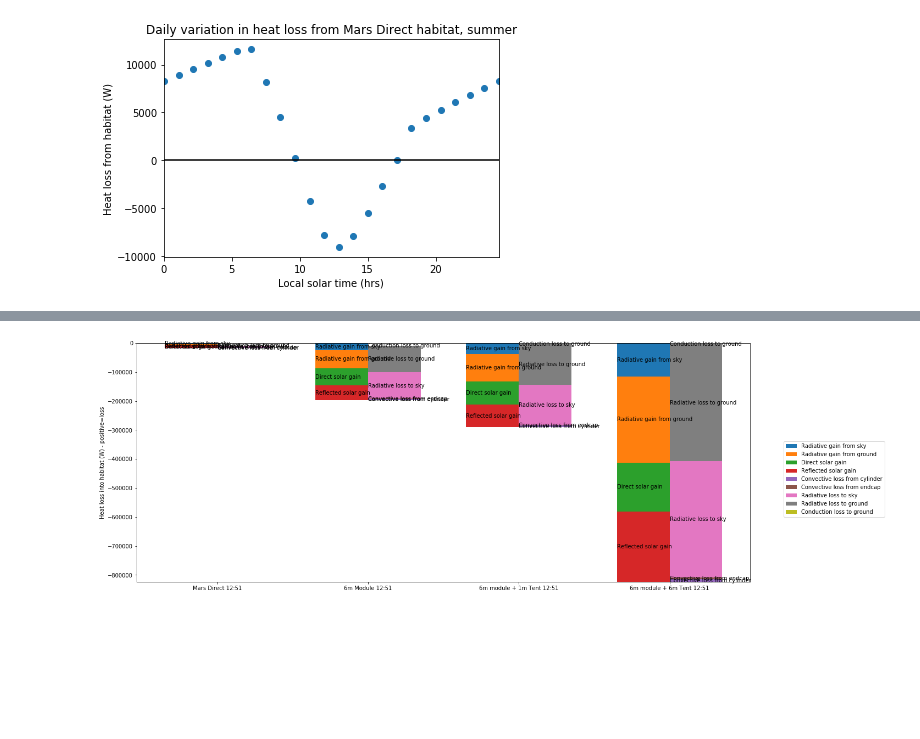
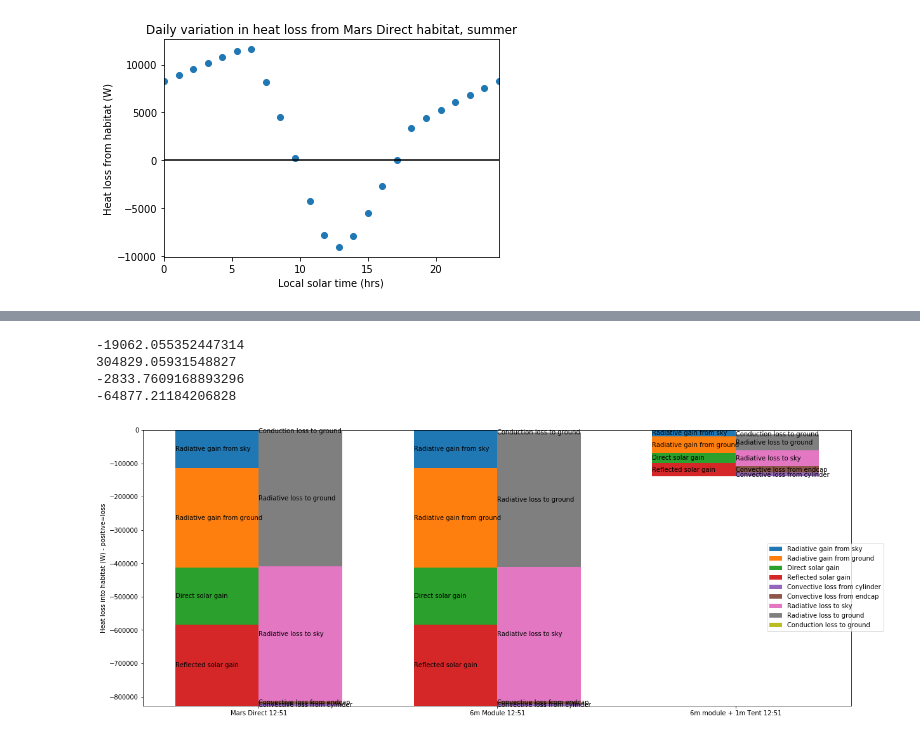
Before and after one commit to smross106/Syrtis, a Jupyter notebook: Nexus_Aurora_Buildings.ipynb, the cells around one changed output, grey strips where cells are left out. Drawn from its saved outputs; the diff is of its cells as text; code cells hidden in the pictures; blank space fills up the shorter version.

Commit message:
Updated examples with shiny aluminium

```diff
--- a/Nexus_Aurora_Buildings.ipynb
+++ b/Nexus_Aurora_Buildings.ipynb
@@ -105,0 +124,16 @@ Diameter of habitat: 18.052000m
+# %%
+mod_6m_tent_2c = Habitat(orientation="horizontal", length=18, endcap_type="hemisphere")
+
+# Wall thickness based on TransHab
+mod_6m_tent_2c.create_static_shell(internal_air, 2.97)
+mod_6m_tent_2c.create_static_shell(plastic, 2e-3)
+mod_6m_tent_2c.create_static_shell(open_cell_foam, 50e-3)
+mod_6m_tent_2c.create_static_shell(plastic, 2e-3)
+mod_6m_tent_2c.create_static_shell(martian_air_30kpa, 6)
+mod_6m_tent_2c.create_static_shell(plastic, 2e-3)
+mod_6m_tent_2c.create_static_shell(aluminium, 0.5e-3)
+
+
+mod_6m_tent_2c.create_ground_level(habitat_axis_height=9)
+mod_6m_tent_2c.verify_geometry()
+print("Diameter of habitat: {:2f}m".format(2*mod_6m_tent_2c.radius_outer))
@@ -123,6 +159,14 @@ mod_6m_tent_summer = DayManager(mod_6m_tent, mount_sharp, 24,
 mod_6m_tent_2_summer = DayManager(mod_6m_tent_2, mount_sharp, 24,
     atmosphere_tau=0.3, latitude=-4.6, areocentric_longitude=270,
     T_air_max=270, T_air_min=195, T_ground_max=298, T_ground_min=170, time_air_peak=15.3, time_ground_peak=12.2)
+
+mod_6m_tent_2b_summer = DayManager(mod_6m_tent_2b, mount_sharp, 24,
+    atmosphere_tau=0.3, latitude=-4.6, areocentric_longitude=270,
+    T_air_max=270, T_air_min=195, T_ground_max=298, T_ground_min=170, time_air_peak=15.3, time_ground_peak=12.2)
+
+mod_6m_tent_2c_summer = DayManager(mod_6m_tent_2c, mount_sharp, 24,
+    atmosphere_tau=0.3, latitude=-4.6, areocentric_longitude=270,
+    T_air_max=270, T_air_min=195, T_ground_max=298, T_ground_min=170, time_air_peak=15.3, time_ground_peak=12.2)
 # %%
 MDH_S_config, MDH_S_heats, MDH_S_reports = mars_direct_hab_summer.run_all_configurations(verbose=True)
 # %%
@@ -151,0 +196,2 @@ Warning: heat transfer on hemispherical endcap correlation is out of validation
+# %%
+mod_6m_tent_2b_config, mod_6m_tent_2b_heats, mod_6m_tent_2b_reports = mod_6m_tent_2b_summer.run_all_configurations(verbose=True)
@@ -151,0 +216,2 @@ Warning: heat transfer on hemispherical endcap correlation is out of validation
+# %%
+mod_6m_tent_2c_config, mod_6m_tent_2c_heats, mod_6m_tent_2c_reports = mod_6m_tent_2c_summer.run_all_configurations(verbose=True)
@@ -191,6 +310,16 @@ print(mod_6m_reports[12], "\n \n", mod_6m_tent_reports[12], "\n \n", mod_6m_tent
+# %%
+print(sum(mod_6m_tent_2_heats))
+print(sum(mod_6m_tent_2b_heats))
+print(sum(mod_6m_tent_2c_heats))
+print(sum(switching_heats))
+# %% [output]
+-19062.055352447314
+304829.05931548827
+-2833.7609168893296
+-64877.21184206828
 # %%
 plt.figure(figsize=(20,8))
-tools.plot_power_balance([MDH_S_reports[12], mod_6m_reports[12], mod_6m_tent_reports[12], mod_6m_tent_2_reports[12]],
-    labels=["Mars Direct 12:51", "6m Module 12:51", "6m module + 1m Tent 12:51", "6m module + 6m Tent 12:51"])
+tools.plot_power_balance([mod_6m_tent_2_reports[12], mod_6m_tent_2b_reports[12], mod_6m_tent_2c_reports[12]],
+    labels=["Mars Direct 12:51", "6m Module 12:51", "6m module + 1m Tent 12:51"])
 # %% [output]
-[figure, old version]
+[figure, new version]
```
Also changed, not shown: parts of 13 cells of this notebook, 3 other files.
